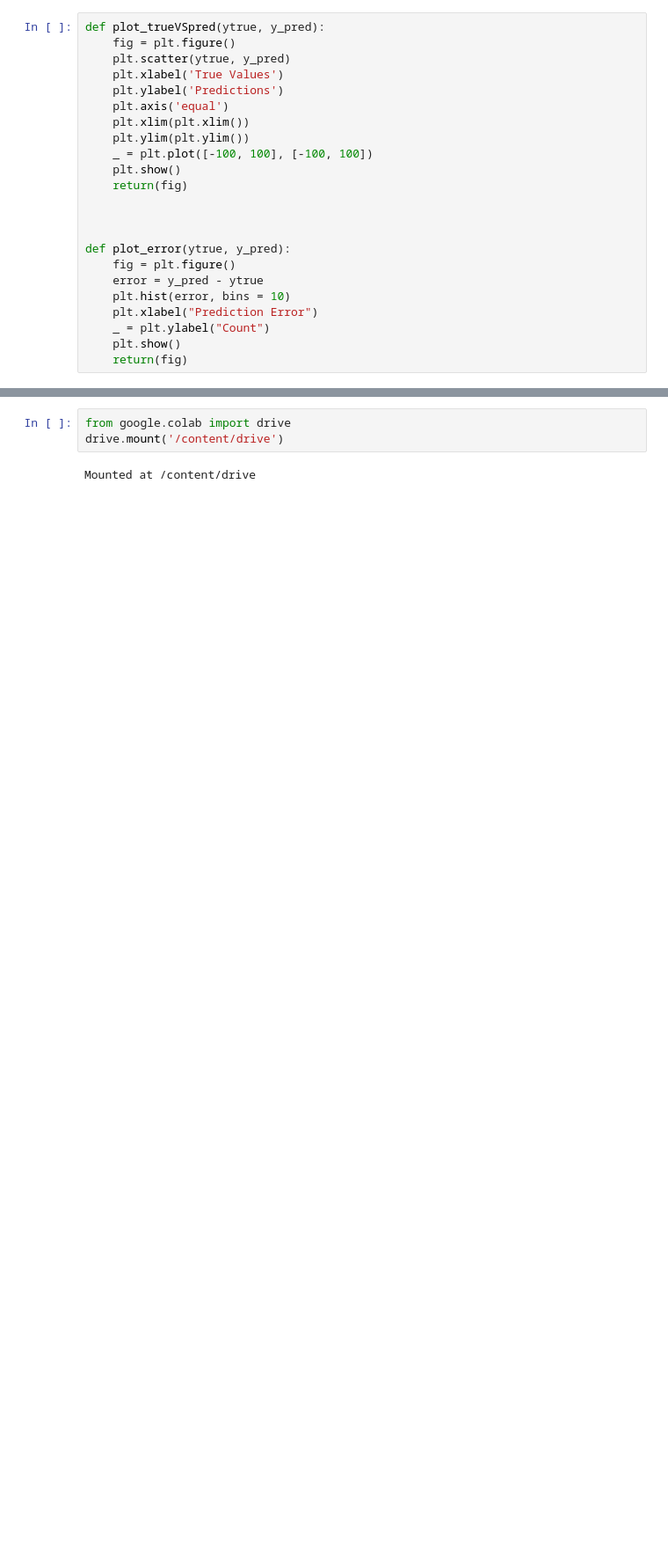
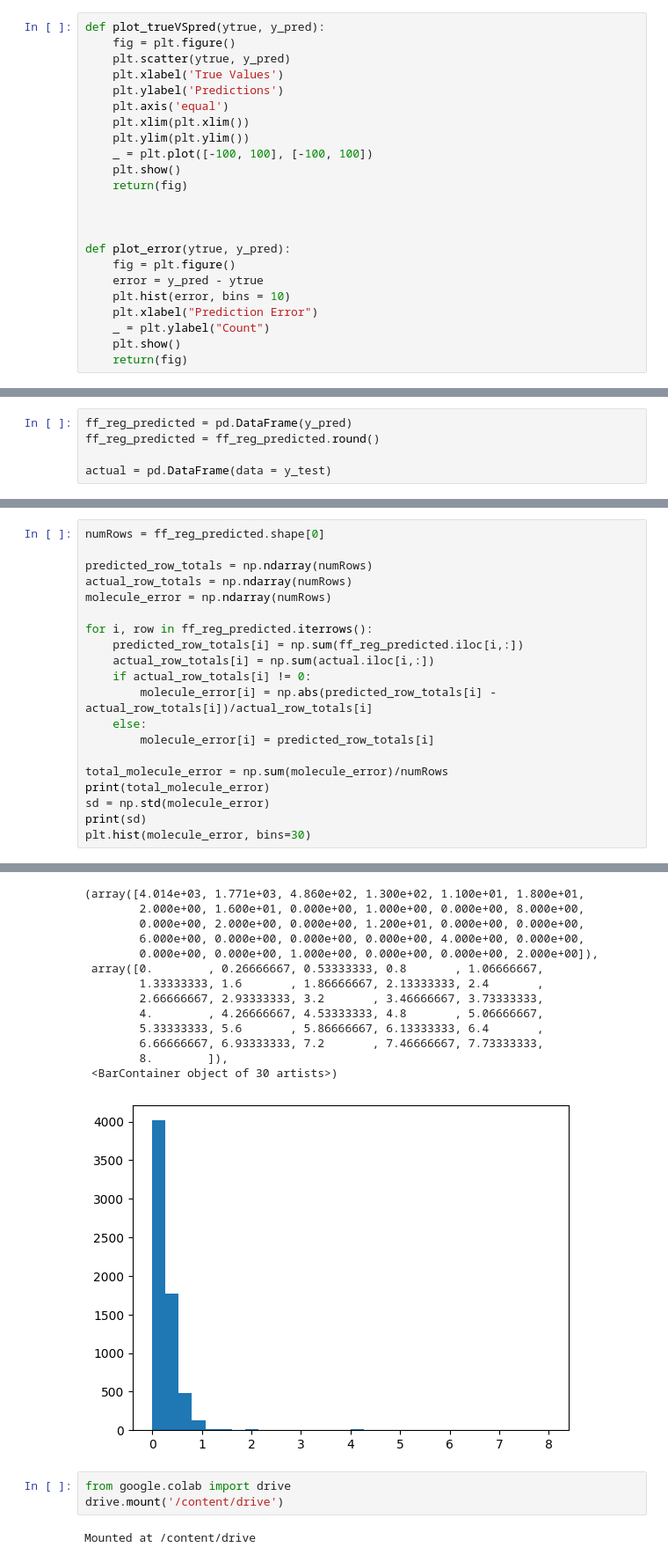
Before and after one commit to MaxW-M/FragmentForest, a Jupyter notebook: Fragment_Forest.ipynb, the cells around one changed output, grey strips where cells are left out. Shown at 88% size. Saved outputs shown, nothing was run; the diff lists cells and outputs as text; blank space fills up the shorter version.

```diff
--- a/Fragment_Forest.ipynb
+++ b/Fragment_Forest.ipynb
@@ -171,0 +236,5 @@ Training set Mean Abs Error = 0.07
+# %%
+ff_reg_predicted = pd.DataFrame(y_pred)
+ff_reg_predicted = ff_reg_predicted.round()
+
+actual = pd.DataFrame(data = y_test)
@@ -171,0 +274,21 @@ Training set Mean Abs Error = 0.07
+# %%
+numRows = ff_reg_predicted.shape[0]
+
+predicted_row_totals = np.ndarray(numRows)
+actual_row_totals = np.ndarray(numRows)
+molecule_error = np.ndarray(numRows)
+
+for i, row in ff_reg_predicted.iterrows():
+    predicted_row_totals[i] = np.sum(ff_reg_predicted.iloc[i,:])
+    actual_row_totals[i] = np.sum(actual.iloc[i,:])
+    if actual_row_totals[i] != 0:
+        molecule_error[i] = np.abs(predicted_row_totals[i] - actual_row_totals[i])/actual_row_totals[i]
+    else:
+        molecule_error[i] = predicted_row_totals[i]
+
+total_molecule_error = np.sum(molecule_error)/numRows
+print(total_molecule_error)
+sd = np.std(molecule_error)
+print(sd)
+plt.hist(molecule_error, bins=30)
+# %% [output]
@@ -172,3 +297,17 @@ Training set Mean Abs Error = 0.07
+(array([4.014e+03, 1.771e+03, 4.860e+02, 1.300e+02, 1.100e+01, 1.800e+01,
+        2.000e+00, 1.600e+01, 0.000e+00, 1.000e+00, 0.000e+00, 8.000e+00,
+        0.000e+00, 2.000e+00, 0.000e+00, 1.200e+01, 0.000e+00, 0.000e+00,
+        6.000e+00, 0.000e+00, 0.000e+00, 0.000e+00, 4.000e+00, 0.000e+00,
+        0.000e+00, 0.000e+00, 1.000e+00, 0.000e+00, 0.000e+00, 2.000e+00]),
+ array([0.        , 0.26666667, 0.53333333, 0.8       , 1.06666667,
+        1.33333333, 1.6       , 1.86666667, 2.13333333, 2.4       ,
+        2.66666667, 2.93333333, 3.2       , 3.46666667, 3.73333333,
+        4.        , 4.26666667, 4.53333333, 4.8       , 5.06666667,
+        5.33333333, 5.6       , 5.86666667, 6.13333333, 6.4       ,
+        6.66666667, 6.93333333, 7.2       , 7.46666667, 7.73333333,
+        8.        ]),
+ <BarContainer object of 30 artists>)
+[figure, added]
 # %%
 from google.colab import drive
 drive.mount('/content/drive')
```
Also changed, not shown: parts of 9 cells of this notebook.
